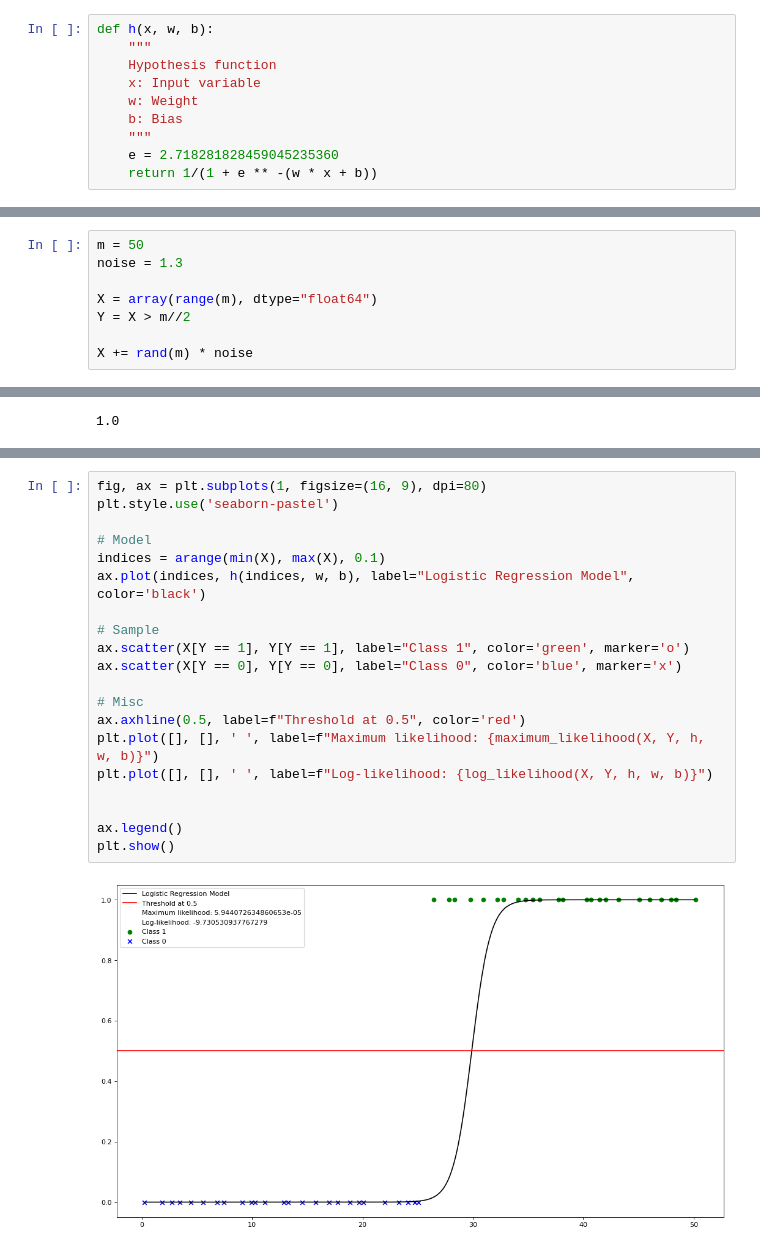
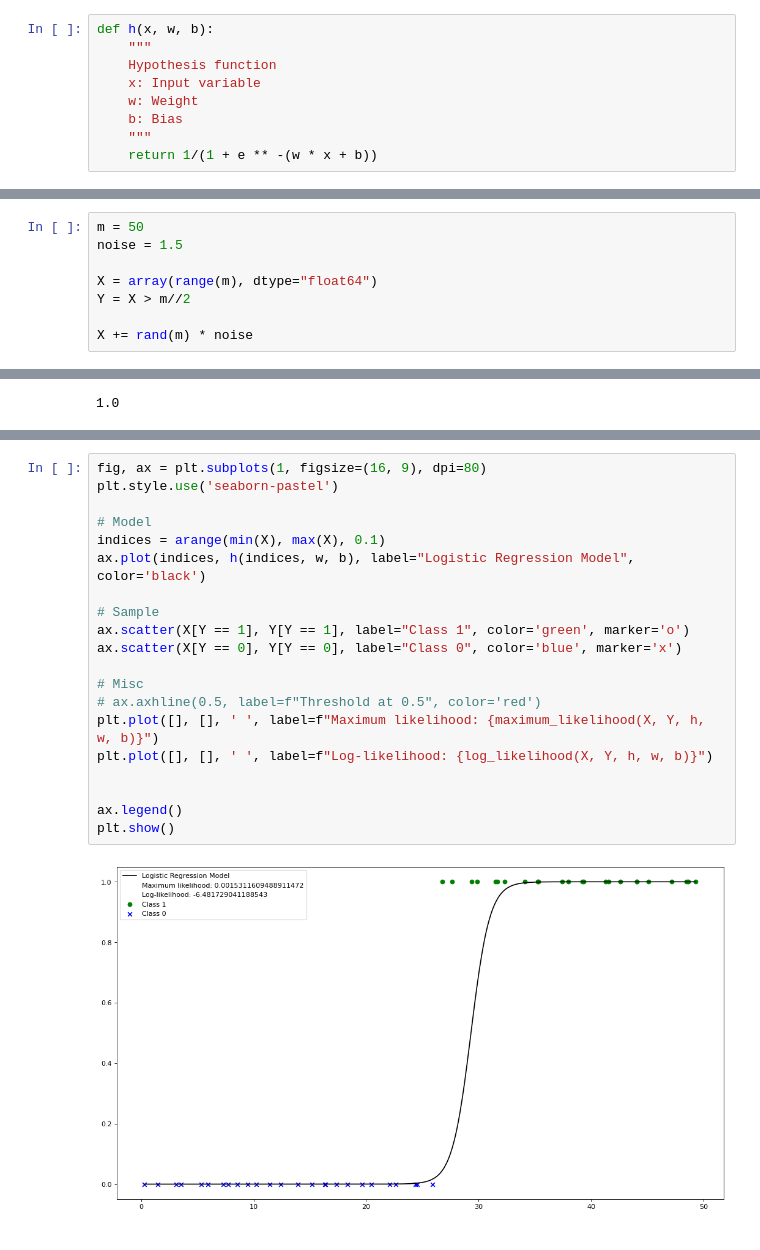
Before and after one commit to Hawzen/Experiments, a Jupyter notebook: Polynomial + Logisitic Regression/Logistic Regression Presentation.ipynb, the cells around one changed output, grey strips where cells are left out. Drawn from its saved outputs; the diff is of its cells as text.

```diff
--- a/Polynomial + Logisitic Regression/Logistic Regression Presentation.ipynb
+++ b/Polynomial + Logisitic Regression/Logistic Regression Presentation.ipynb
@@ -29,7 +30,6 @@ def h(x, w, b):
     w: Weight
     b: Bias
     """
-    e = 2.718281828459045235360
     return 1/(1 + e ** -(w * x + b))
 # %% [markdown]
 ## Maximum Likelihood
@@ -108,7 +108,7 @@ def gradient_descent(X, Y, h, w, b, num_iterations, alpha):
 ##### Predict Y based on X
 # %%
 m = 50
-noise = 1.3
+noise = 1.5
 
 X = array(range(m), dtype="float64")
 Y = X > m//2
@@ -142,22 +142,22 @@ h(0, w, b)
 # %%
 fig, ax = plt.subplots(1, figsize=(16, 9), dpi=80)
 plt.style.use('seaborn-pastel')
 
 # Model
 indices = arange(min(X), max(X), 0.1)
 ax.plot(indices, h(indices, w, b), label="Logistic Regression Model", color='black')
 
 # Sample
 ax.scatter(X[Y == 1], Y[Y == 1], label="Class 1", color='green', marker='o')
 ax.scatter(X[Y == 0], Y[Y == 0], label="Class 0", color='blue', marker='x')
 
 # Misc
-ax.axhline(0.5, label=f"Threshold at 0.5", color='red')
+# ax.axhline(0.5, label=f"Threshold at 0.5", color='red')
 plt.plot([], [], ' ', label=f"Maximum likelihood: {maximum_likelihood(X, Y, h, w, b)}")
 plt.plot([], [], ' ', label=f"Log-likelihood: {log_likelihood(X, Y, h, w, b)}")
 
 
 ax.legend()
 plt.show()
 # %% [output]
-[figure, old version]
+[figure, new version]
```
Also changed, not shown: parts of 4 cells of this notebook, 1 other file.
